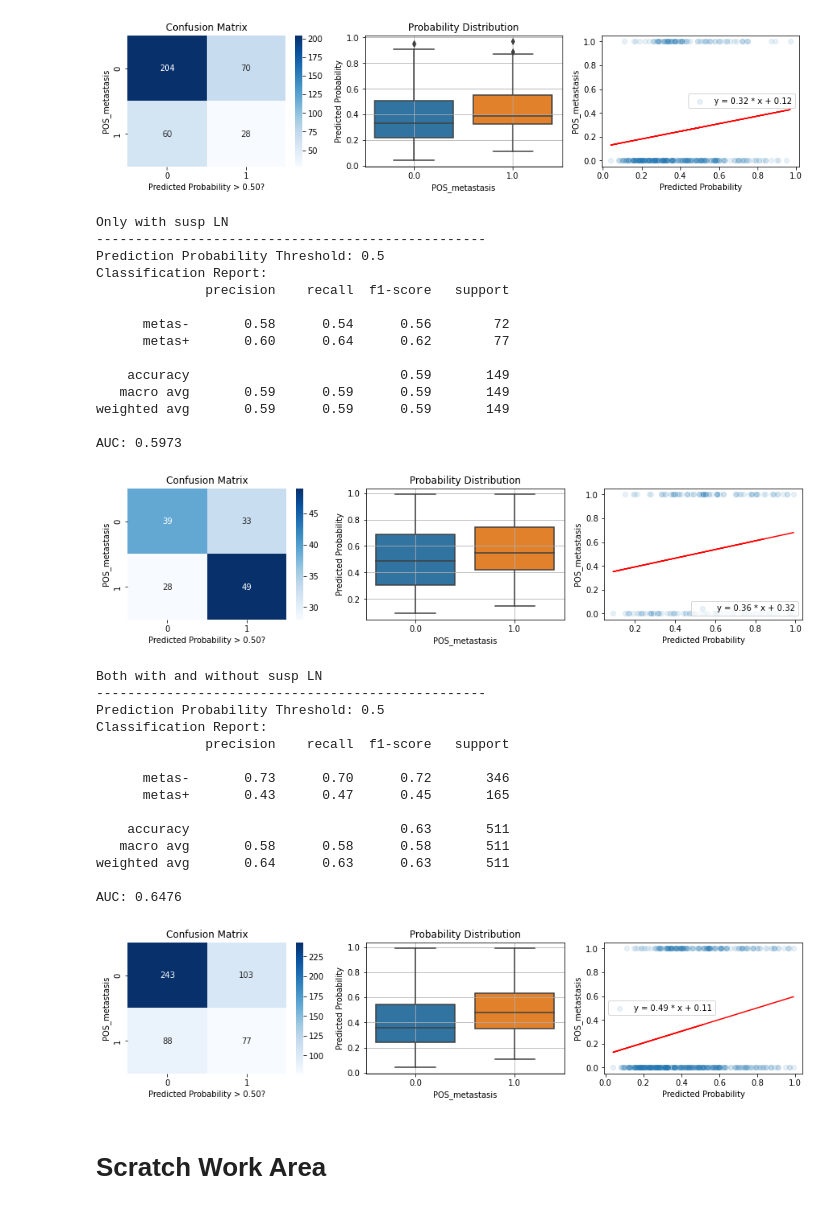
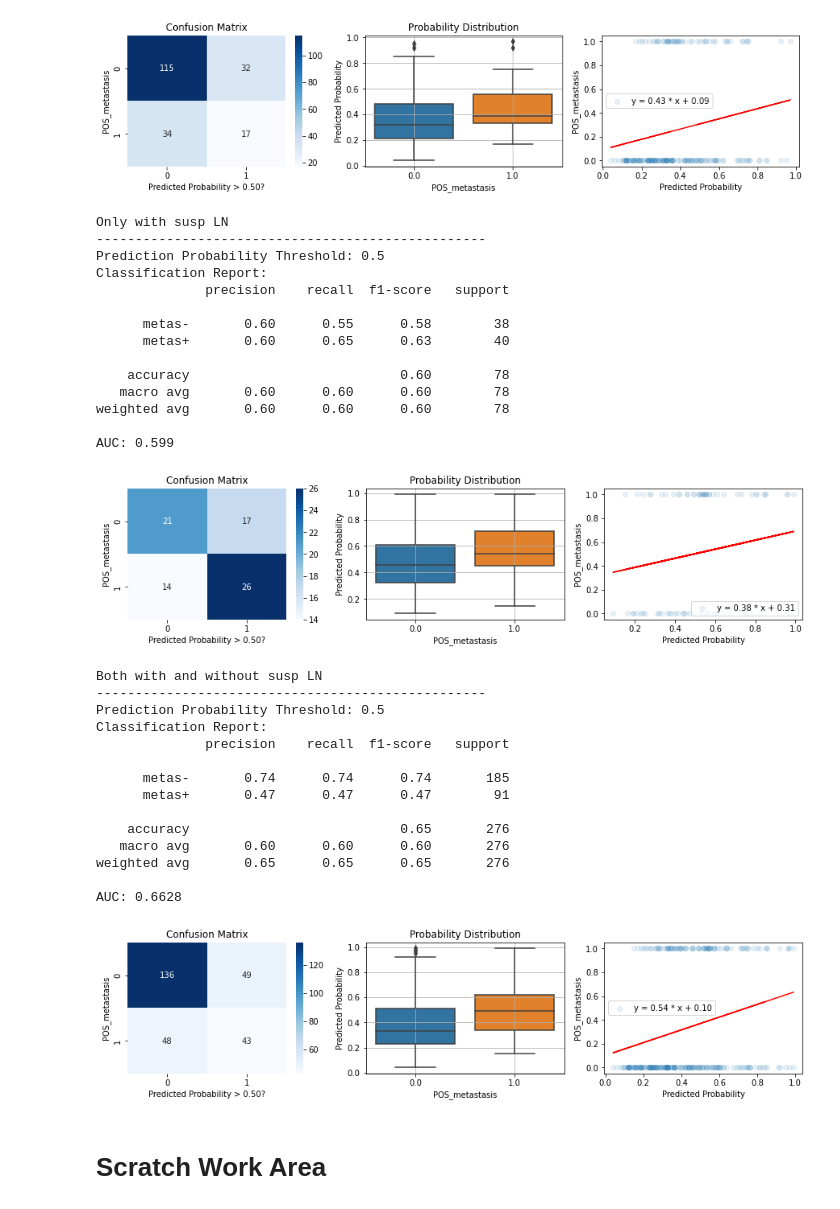
Before and after one commit to chen-yifu/Radiotherapy-Prediction, a Jupyter notebook: notebooks/Apply Nomogram.ipynb, the cells around one changed output. Cells and saved outputs as stored; diff of their text form; code cells hidden in the pictures.

```diff
--- a/notebooks/Apply Nomogram.ipynb
+++ b/notebooks/Apply Nomogram.ipynb
@@ -16,7 +16,7 @@ pd.set_option('display.expand_frame_repr', True)
 
 nomogram_url = "https://nomograms.mskcc.org/Breast/BreastSLNodeMetastasisPage.aspx"
 raw_data_path = "/Users/yifu/PycharmProjects/Radiotherapy-Prediction/data/output/2022-07-15-102348_without_imputation_fixed/DataFrames/Dataset-expert-imputed.csv"
-nomogram_output_path = "/Users/yifu/PycharmProjects/Radiotherapy-Prediction/notebooks/data/nomogram_data/nomogram_results_2022-07-19_debugged.csv"
+nomogram_output_path = "/Users/yifu/PycharmProjects/Radiotherapy-Prediction/notebooks/data/nomogram_data/nomogram_results_2022-07-20_debugged.csv"
 # %%
 # Load raw data
 df = pd.read_csv(raw_data_path)
@@ -786,6 +726,7 @@ pd.options.mode.chained_assignment = None
 def evaluate_predictions(df: pd.DataFrame, pred_col: str, truth_col: str, threshold: float, title: str, show_results=False):
     # Convert pred_col to float type
     df[pred_col] = df[pred_col].astype(float)
+    pred_col_binary = pred_col + "_binary"
     # Convert pred_col to binary 1 or 0 based on threshold, save the binary pred_col_binary, using .loc to suppress warnings
     df[pred_col_binary] = df[pred_col] > threshold
     # df.loc[df[pred_col] > threshold, pred_col_binary] = 1
@@ -872,17 +813,17 @@ def find_threshold(df, metric="accuracy"):
     print(f"Best Threshold: {best_threshold}")
     return best_threshold
 
-
+df = pd.read_csv(nomogram_output_path)
 # Filter the dataframe by having non-nan values in nomogram_cols
 # Print NaN value count in the nomogram_cols
 print(f"Total number of rows: {len(df)}")
 for col in nomogram_cols:
     print(f"{col}: {df[col].isna().sum()}")
 
-# df = df[~df[nomogram_cols].isna().any(axis=1)]
+df = df[~df[nomogram_cols].isna().any(axis=1)]
 
-for pred_col in ["PRE_sln_met_nomogram_prob", ]
-pred_col =
+# for pred_col in ["PRE_sln_met_nomogram_prob", ]
+pred_col = "PRE_sln_met_nomogram_prob"
 truth_col = "POS_metastasis"
 threshold = 0.50
 threshold_metric = "f1"
@@ -926,34 +867,34 @@ AUC: 0.6141
-[figure, old version]
+[figure, new version]
 Only with susp LN
 --------------------------------------------------
 Prediction Probability Threshold: 0.5
 Classification Report:
               precision    recall  f1-score   support
 
-      metas-       0.58      0.54      0.56        72
-      metas+       0.60      0.64      0.62        77
+      metas-       0.60      0.55      0.58        38
+      metas+       0.60      0.65      0.63        40
 
-    accuracy                           0.59       149
-   macro avg       0.59      0.59      0.59       149
-weighted avg       0.59      0.59      0.59       149
+    accuracy                           0.60        78
+   macro avg       0.60      0.60      0.60        78
+weighted avg       0.60      0.60      0.60        78
 
-AUC: 0.5973
+AUC: 0.599
-[figure, old version]
+[figure, new version]
 Both with and without susp LN
 --------------------------------------------------
 Prediction Probability Threshold: 0.5
 Classification Report:
               precision    recall  f1-score   support
 
-      metas-       0.73      0.70      0.72       346
-      metas+       0.43      0.47      0.45       165
+      metas-       0.74      0.74      0.74       185
+      metas+       0.47      0.47      0.47        91
 
-    accuracy                           0.63       511
-   macro avg       0.58      0.58      0.58       511
-weighted avg       0.64      0.63      0.63       511
+    accuracy                           0.65       276
+   macro avg       0.60      0.60      0.60       276
+weighted avg       0.65      0.65      0.65       276
 
-AUC: 0.6476
+AUC: 0.6628
-[figure, old version]
+[figure, new version]
 # %% [markdown]
 # Scratch Work Area
 # %%
```
Also changed, not shown: parts of 7 cells of this notebook, 5 other files.
